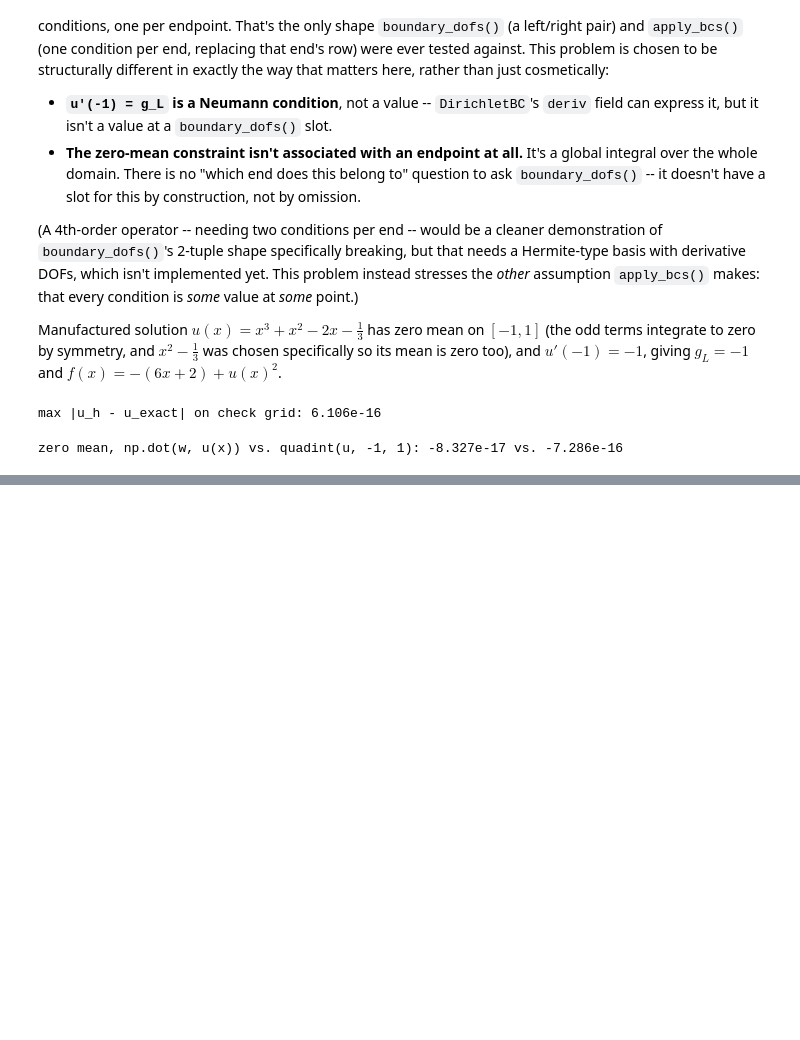
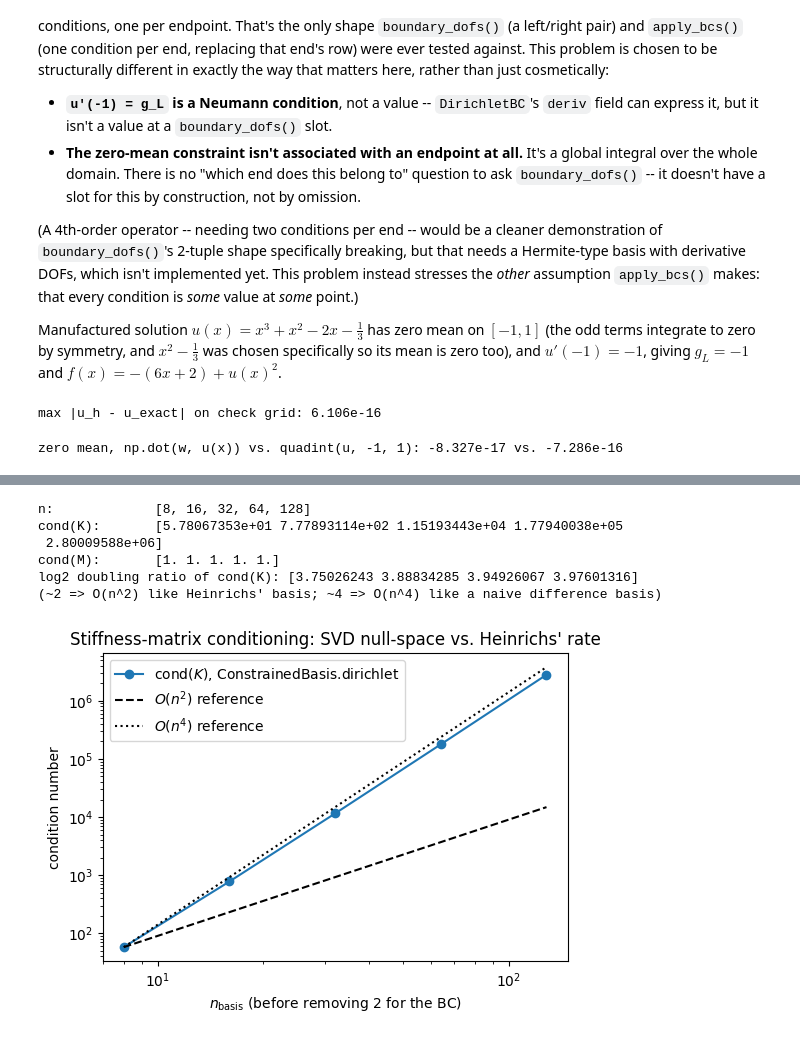
Before and after one commit to PineTreeLabs/archimedes, a Jupyter notebook: docs/source/tutorials/approximation/pde.ipynb, the cells around one changed output, grey strips where cells are left out. Cells and saved outputs as stored; diff of their text form; code cells hidden in the pictures; blank space fills up the shorter version.

```diff
--- a/docs/source/tutorials/approximation/pde.ipynb
+++ b/docs/source/tutorials/approximation/pde.ipynb
@@ -262,3 +471,44 @@ zero mean, np.dot(w, u(x)) vs. quadint(u, -1, 1): -8.327e-17 vs. -7.286e-16
+# %%
+ns = [8, 16, 32, 64, 128]
+conds_K, conds_M = [], []
+for n in ns:
+    lb = OrthogonalPolynomialBasis(LegendreMeasure(), n)
+    bub = ConstrainedBasis.dirichlet(lb)
+    sp = FunctionSpace(bub, UnitInterval.Parameters(a=-1.0, b=1.0))
+    dP = sp.basis_matrix(deriv=1)
+    P = sp.basis_matrix()
+    conds_K.append(np.linalg.cond(dP.T @ dP))
+    conds_M.append(np.linalg.cond(P.T @ P))
+
+conds_K = np.array(conds_K)
+conds_M = np.array(conds_M)
+doubling_slope = np.log(conds_K[1:] / conds_K[:-1]) / np.log(2)
+
+print("n:            ", ns)
+print("cond(K):      ", conds_K)
+print("cond(M):      ", conds_M)
+print("log2 doubling ratio of cond(K):", doubling_slope)
+print("(~2 => O(n^2) like Heinrichs' basis; ~4 => O(n^4) like a naive difference basis)")
+# %% [output]
+n:             [8, 16, 32, 64, 128]
+cond(K):       [5.78067353e+01 7.77893114e+02 1.15193443e+04 1.77940038e+05
+ 2.80009588e+06]
+cond(M):       [1. 1. 1. 1. 1.]
+log2 doubling ratio of cond(K): [3.75026243 3.88834285 3.94926067 3.97601316]
+(~2 => O(n^2) like Heinrichs' basis; ~4 => O(n^4) like a naive difference basis)
+# %%
+fig, ax = plt.subplots(1, 1, figsize=(6, 4))
+ax.loglog(ns, conds_K, "o-", label=r"cond($K$), ConstrainedBasis.dirichlet")
+ns_arr = np.array(ns, dtype=float)
+ax.loglog(ns_arr, conds_K[0] * (ns_arr / ns_arr[0]) ** 2, "k--", label=r"$O(n^2)$ reference")
+ax.loglog(ns_arr, conds_K[0] * (ns_arr / ns_arr[0]) ** 4, "k:", label=r"$O(n^4)$ reference")
+ax.set_xlabel("$n_{\\mathrm{basis}}$ (before removing 2 for the BC)")
+ax.set_ylabel("condition number")
+ax.set_title("Stiffness-matrix conditioning: SVD null-space vs. Heinrichs' rate")
+ax.legend()
+plt.show()
+# %% [output]
+[figure, added]
 # %% [markdown]
 ## Further test problems
 
```
Also changed, not shown: parts of 13 cells of this notebook, 4 other files.
